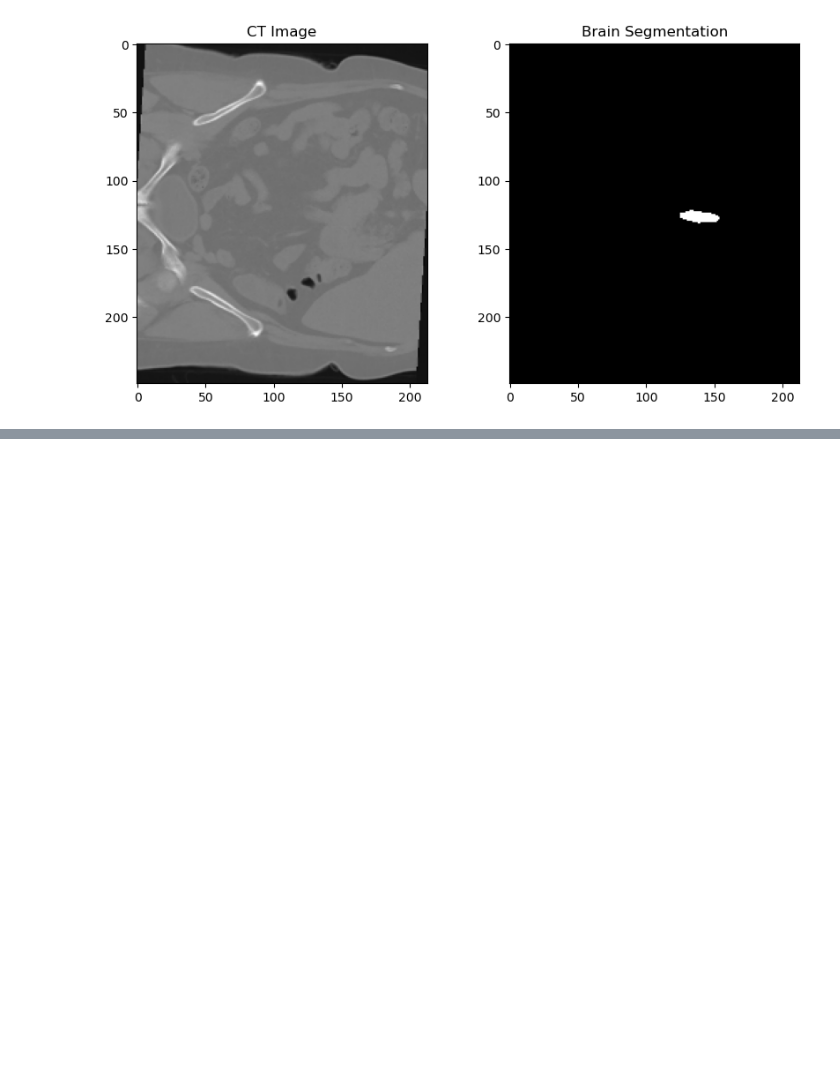
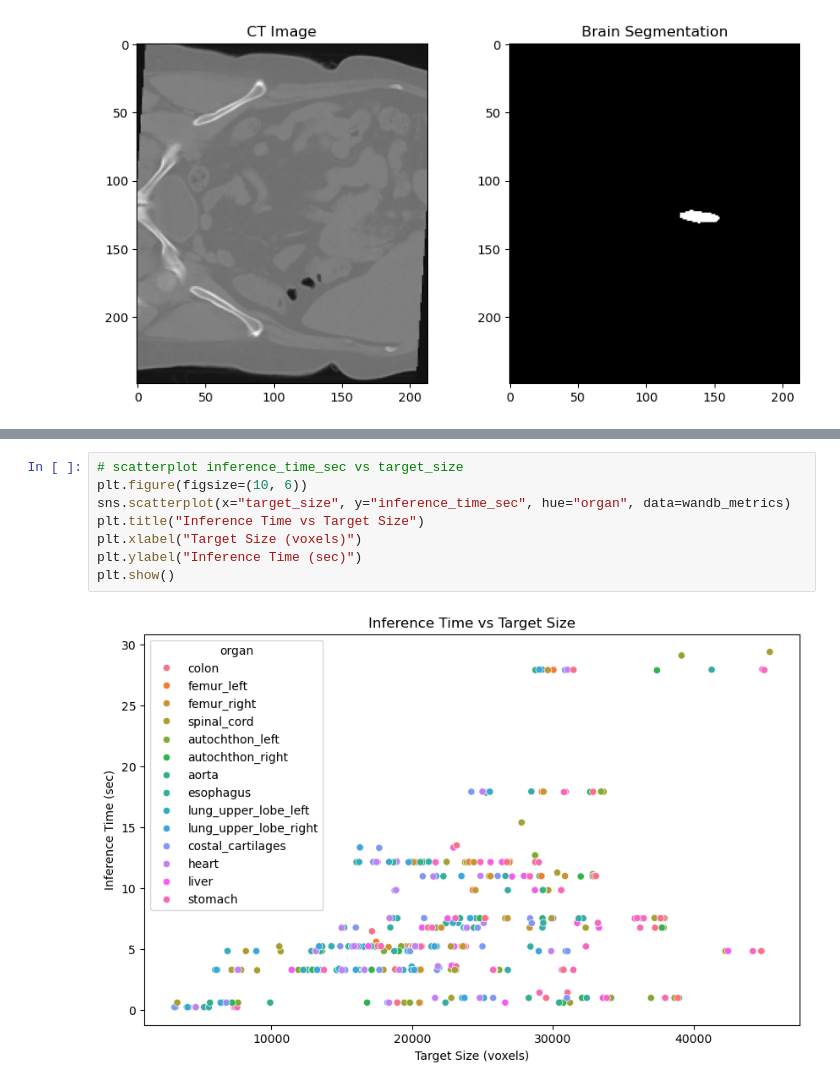
Before and after one commit to tidiane-camaret/ic_segmentation, a Jupyter notebook: notebooks/TotalSeg.ipynb, the cells around one changed output, grey strips where cells are left out. Drawn from its saved outputs; the diff is of its cells as text; blank space fills up the shorter version.

```diff
--- a/notebooks/TotalSeg.ipynb
+++ b/notebooks/TotalSeg.ipynb
@@ -231,0 +305,10 @@ plt.show()
+# %%
+# scatterplot inference_time_sec vs target_size
+plt.figure(figsize=(10, 6))
+sns.scatterplot(x="target_size", y="inference_time_sec", hue="organ", data=wandb_metrics)
+plt.title("Inference Time vs Target Size")
+plt.xlabel("Target Size (voxels)")
+plt.ylabel("Inference Time (sec)")
+plt.show()
+# %% [output]
+[figure, added]
```
Also changed, not shown: parts of 11 cells of this notebook, 2 other files.
